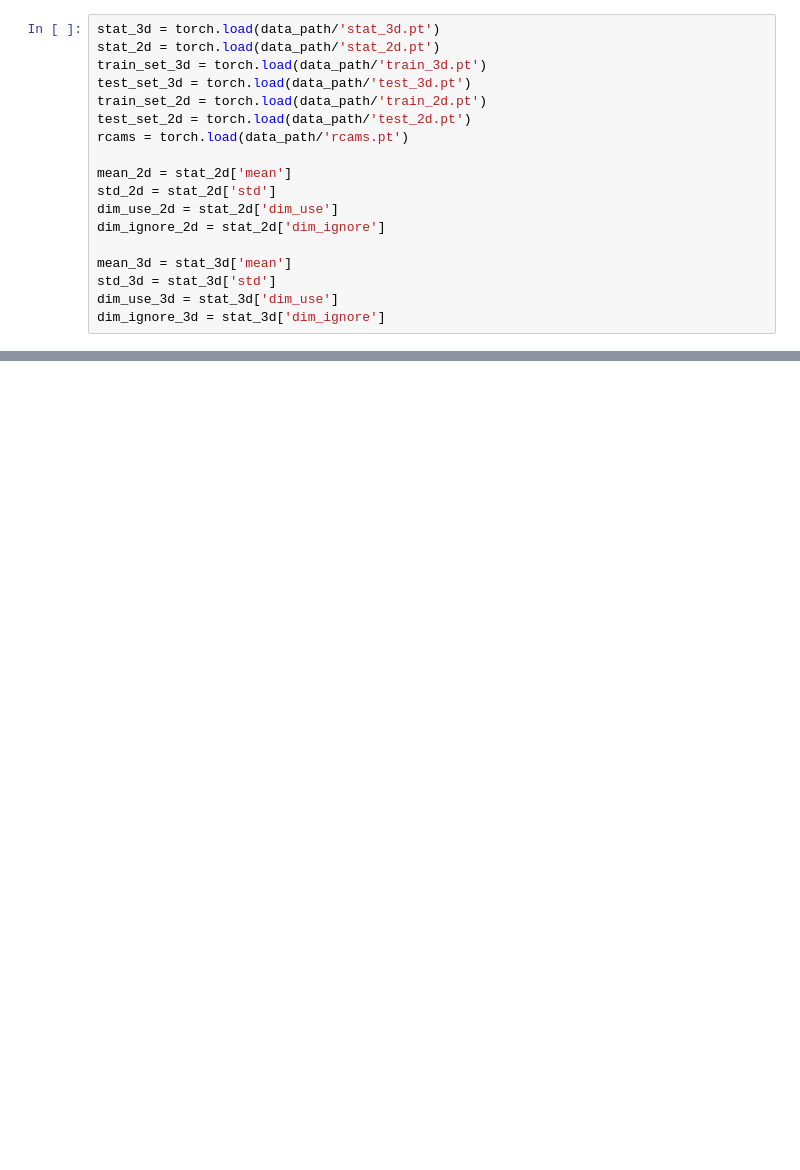
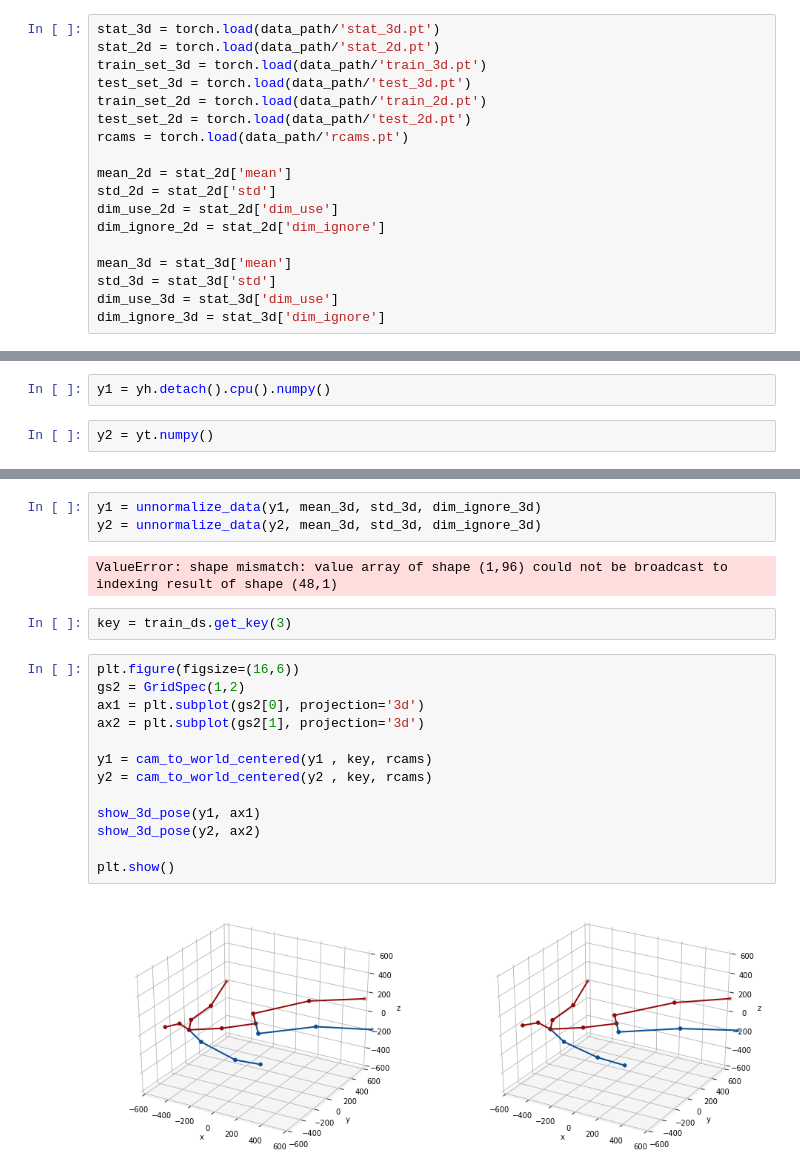
Before and after one commit to denilson020898/baseline_3d_pose, a Jupyter notebook: 04_train.ipynb, the cells around one changed output, grey strips where cells are left out. Drawn from its saved outputs; the diff is of its cells as text; blank space fills up the shorter version.

Commit message:
first train, 1 epoch and get a "good" result

```diff
--- a/04_train.ipynb
+++ b/04_train.ipynb
@@ -160,0 +202,4 @@ for epoch in mb:
+# %%
+y1 = yh.detach().cpu().numpy()
+# %%
+y2 = yt.numpy()
@@ -160,0 +219,22 @@ for epoch in mb:
+# %%
+y1 = unnormalize_data(y1, mean_3d, std_3d, dim_ignore_3d)
+y2 = unnormalize_data(y2, mean_3d, std_3d, dim_ignore_3d)
+# %% [output]
+ValueError: shape mismatch: value array of shape (1,96) could not be broadcast to indexing result of shape (48,1)
+# %%
+key = train_ds.get_key(3)
+# %%
+plt.figure(figsize=(16,6))
+gs2 = GridSpec(1,2)
+ax1 = plt.subplot(gs2[0], projection='3d')
+ax2 = plt.subplot(gs2[1], projection='3d')
+
+y1 = cam_to_world_centered(y1 , key, rcams)
+y2 = cam_to_world_centered(y2 , key, rcams)
+
+show_3d_pose(y1, ax1)
+show_3d_pose(y2, ax2)
+
+plt.show()
+# %% [output]
+[figure, added]
```
Also changed, not shown: parts of 23 cells of this notebook, 1 other file.
